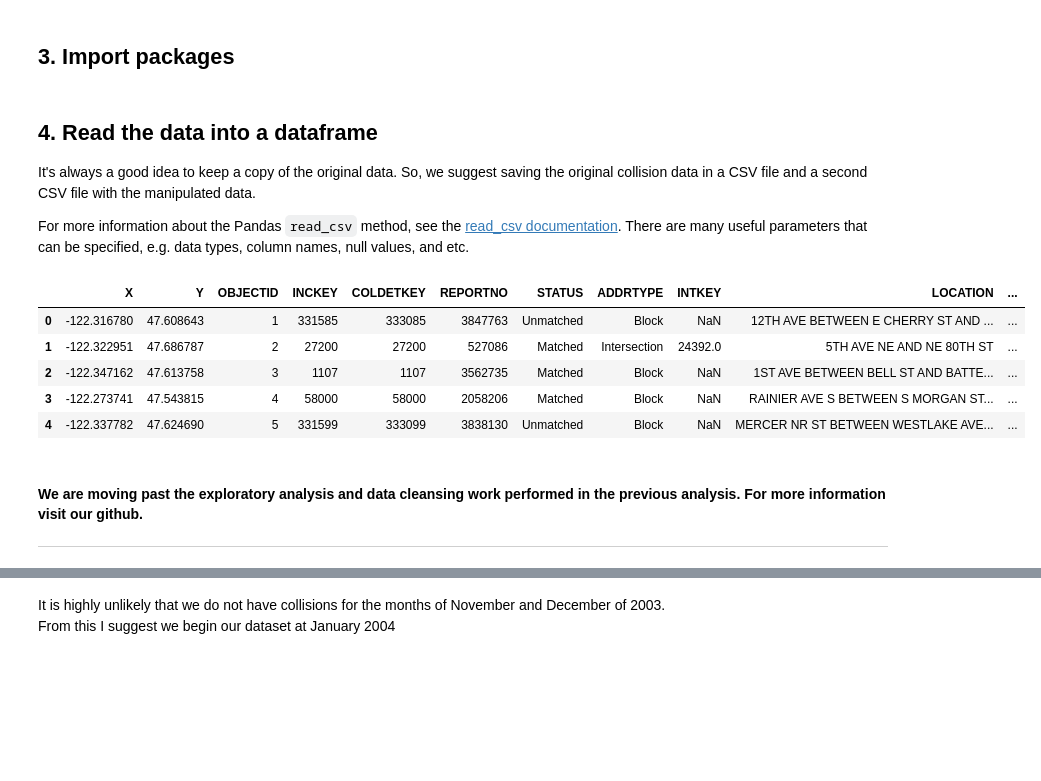
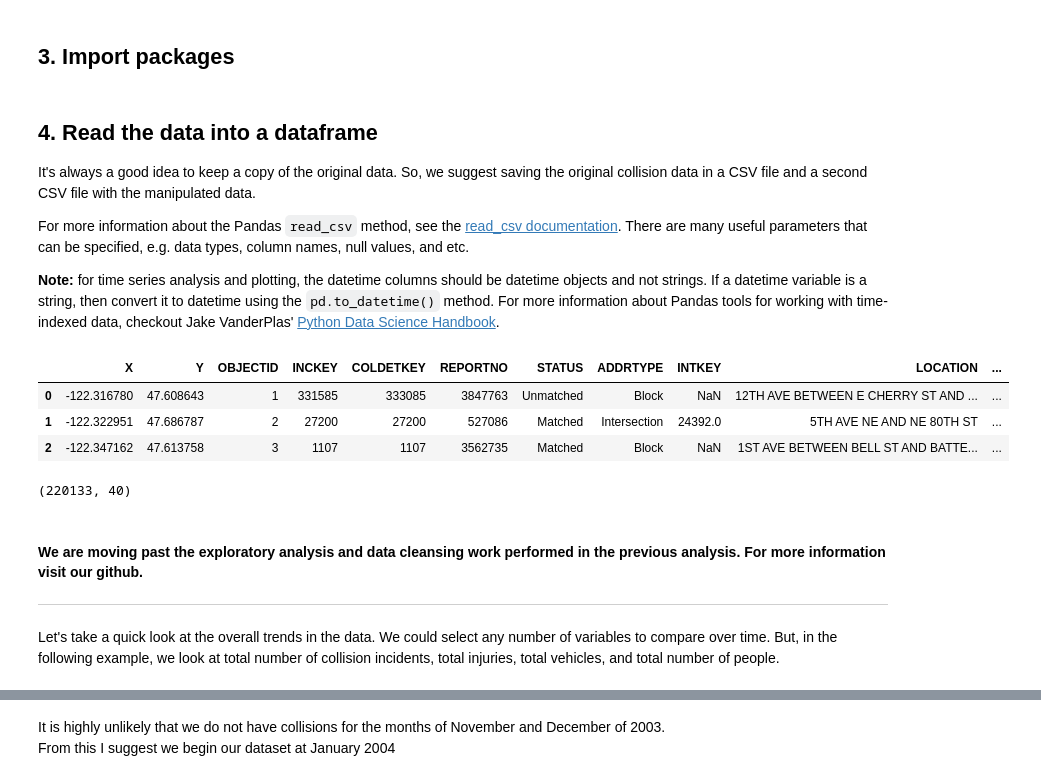
Before and after one commit to meghasin/Collisions_Data, a Jupyter notebook: Collisions_TimeSeries.ipynb, the cells around one changed output, grey strips where cells are left out. Saved outputs shown, nothing was run; the diff lists cells and outputs as text; code cells hidden in the pictures; blank space fills up the shorter version.

```diff
--- a/Collisions_TimeSeries.ipynb
+++ b/Collisions_TimeSeries.ipynb
@@ -95,21 +108,24 @@ InteractiveShell.ast_node_interactivity = "all"
 It's always a good idea to keep a copy of the original data. So, we suggest saving the original collision data in a CSV file and a second CSV file with the manipulated data.
 
 For more information about the Pandas `read_csv` method, see the [read_csv documentation](https://pandas.pydata.org/pandas-docs/stable/reference/api/pandas.read_csv.html). There are many useful parameters that can be specified, e.g. data types, column names, null values, and etc.
+
+__Note:__ for time series analysis and plotting, the datetime columns should be datetime objects and not strings. If a datetime variable is a string, then convert it to datetime using the `pd.to_datetime()` method. For more information about Pandas tools for working with time-indexed data, checkout Jake VanderPlas' [Python Data Science Handbook](https://jakevdp.github.io/PythonDataScienceHandbook/03.11-working-with-time-series.html).
 # %%
-# To read a CSV file from the web
-
 url = "https://data-seattlecitygis.opendata.arcgis.com/datasets/5b5c745e0f1f48e7a53acec63a0022ab_0.csv"
 rdf = pd.read_csv(url, parse_dates=["INCDTTM"])
-rdf.head()
+rdf.head(3)
 # %% [output]
 |  | X | Y | OBJECTID | INCKEY | COLDETKEY | REPORTNO | STATUS | ADDRTYPE | INTKEY | LOCATION | ... |
 | 0 | -122.316780 | 47.608643 | 1 | 331585 | 333085 | 3847763 | Unmatched | Block | NaN | 12TH AVE BETWEEN E CHERRY ST AND ... | ... |
 | 1 | -122.322951 | 47.686787 | 2 | 27200 | 27200 | 527086 | Matched | Intersection | 24392.0 | 5TH AVE NE AND NE 80TH ST | ... |
 | 2 | -122.347162 | 47.613758 | 3 | 1107 | 1107 | 3562735 | Matched | Block | NaN | 1ST AVE BETWEEN BELL ST AND BATTE... | ... |
-| 3 | -122.273741 | 47.543815 | 4 | 58000 | 58000 | 2058206 | Matched | Block | NaN | RAINIER AVE S BETWEEN S MORGAN ST... | ... |
-| 4 | -122.337782 | 47.624690 | 5 | 331599 | 333099 | 3838130 | Unmatched | Block | NaN | MERCER NR ST BETWEEN WESTLAKE AVE... | ... |
 # %%
 df = rdf.copy()
+df.shape
+# %% [output]
+(220133, 40)
 # %% [markdown]
 #### We are moving past the exploratory analysis and data cleansing work performed in the previous analysis. For more information visit our github.
 ------------
+
+Let's take a quick look at the overall trends in the data. We could select any number of variables to compare over time. But, in the following example, we look at total number of collision incidents, total injuries, total vehicles, and total number of people.
```
Also changed, not shown: parts of 16 cells of this notebook.
